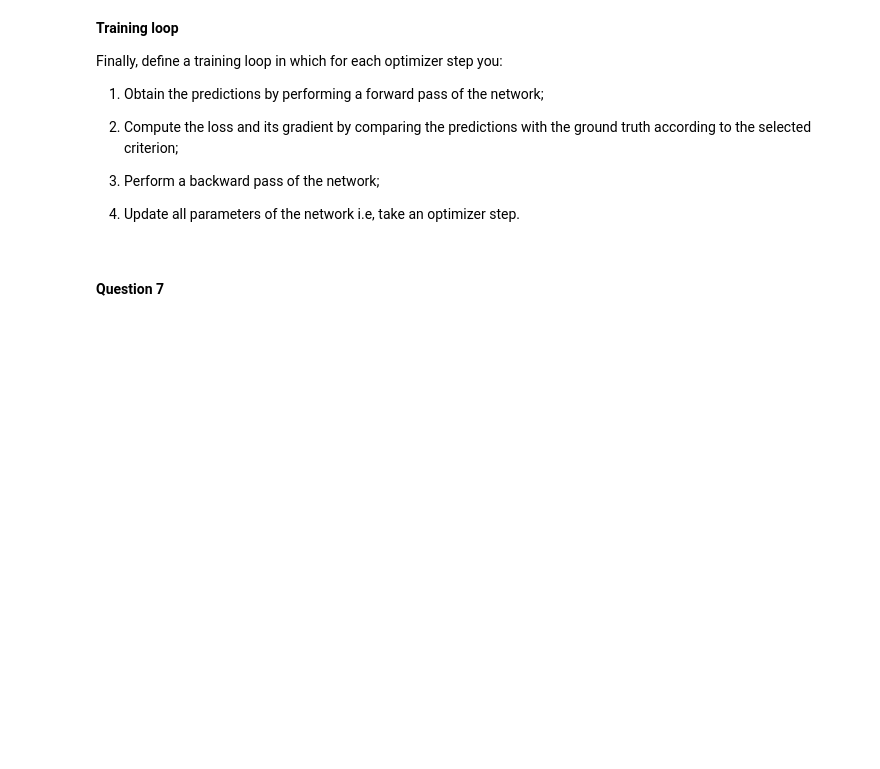
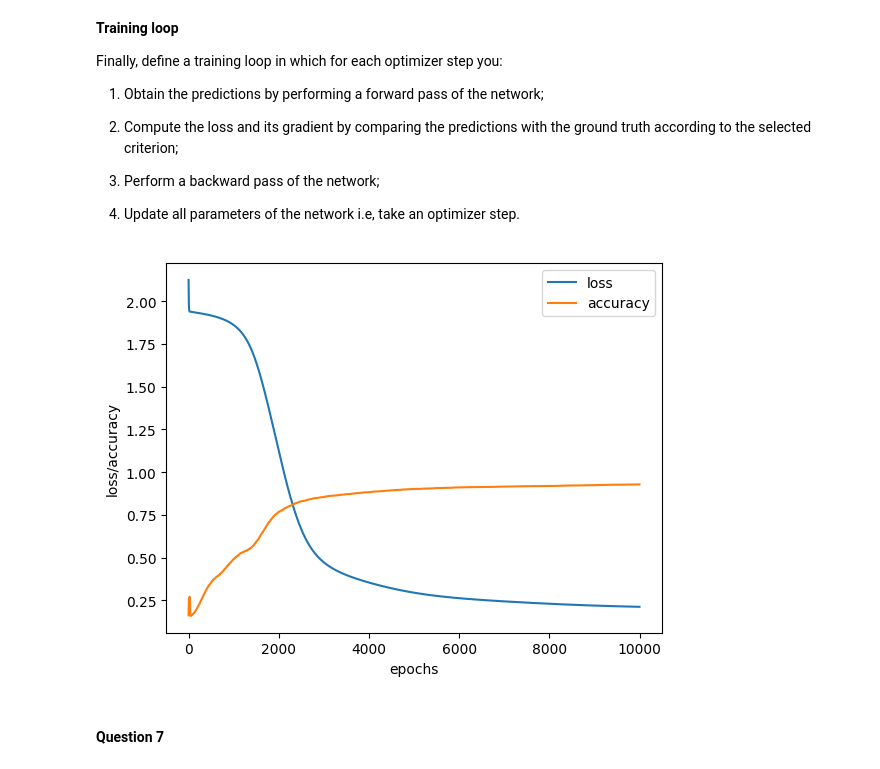
Before and after one commit to Eliminator1357/CI-ANN, a Jupyter notebook: src/Main.ipynb, the cells around one changed output. Drawn from its saved outputs; the diff is of its cells as text; code cells hidden in the pictures; blank space fills up the shorter version.

```diff
--- a/src/Main.ipynb
+++ b/src/Main.ipynb
@@ -222,7 +228,7 @@ class Activation:
     def __init__(self):
         self.cache = None
 
-    def forward(self, x):
+    def forwardrelu(self, x):
         """ Perform a forward pass of your activation function.
         Store (cache) the output so it can be used in the backward pass.
 
@@ -232,10 +238,10 @@ class Activation:
         Returns:
             y: output of the activation function.
         """
+        self.cache = x
+        return np.maximum(0,x)
 
-        pass
-
-    def backward(self, dupstream):
+    def backwardrelu(self, dupstream):
         """ Perform a backward pass of the activation function.
         Make sure you do not modify the original dupstream.
 
@@ -245,8 +251,7 @@ class Activation:
         Returns:
             dx: downstream gradient.
         """
-
-        pass
+        return dupstream * (self.cache > 0) * 1.0
 # %% [markdown]
 **Network**
 
@@ -306,8 +322,7 @@ def Loss(y_true, y_pred):
         loss: value of the loss.
         grad: gradient of loss with respect to the predictions.
     """
-
-    pass
+    return -np.sum(y_true*np.log(y_pred+1e-12)) / y_true.shape[1], ((y_pred+1e-12) - y_true) / y_true.shape[1]
 # %% [markdown]
 **Training loop**
 
@@ -323,20 +338,42 @@ Finally, define a training loop in which for each optimizer step you:
 # %%
 def train(net, inputs, labels, criterion, lr):
     """Trains the neural network.
 
     Args:
         net: network or model.
         inputs: input data.
         labels: labels.
         criterion: loss function.
         lr: learning rate.
 
     Returns:
         losses: a list containing the loss at every optimizer step.
         accuracies: a list containing the accuracy at every optimizer step.
     """
+    losses = np.zeros(10000)
+    accuracy = np.zeros(10000)
+    for epoch in range(10000):
+        predictions = net.forward(inputs)
+        encodedlabels = np.zeros((7,len(labels)))
+        encodedlabels[labels.astype(int)-1,np.arange(len(labels))] = 1
 
-    pass
+        loss, grad = criterion(encodedlabels,predictions)
+        finalgrad = net.backward(grad)
+
+        losses[epoch] = loss
+        accuracy[epoch] =  np.mean(np.argmax(predictions, axis=0) + 1 == labels)
+        net.optimizer_step(lr)
+
+    plt.plot(losses, label = "loss")
+    plt.plot(accuracy, label="accuracy")
+    plt.ylabel("loss/accuracy")
+    plt.xlabel("epochs")
+    plt.legend()
+    plt.show
+
+train(Network([Linear(10,20), Linear(20,20), Linear(20,7)]),features.T,targets,Loss,0.01)
+# %% [output]
+[figure, added]
 # %% [markdown]
 #### Question 7
 # %% [markdown]
```
Also changed, not shown: parts of 12 cells of this notebook.
